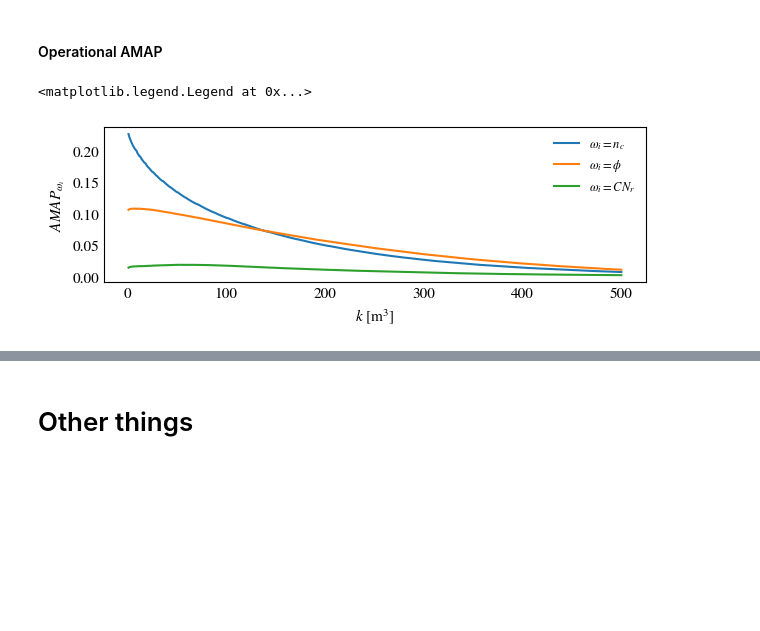
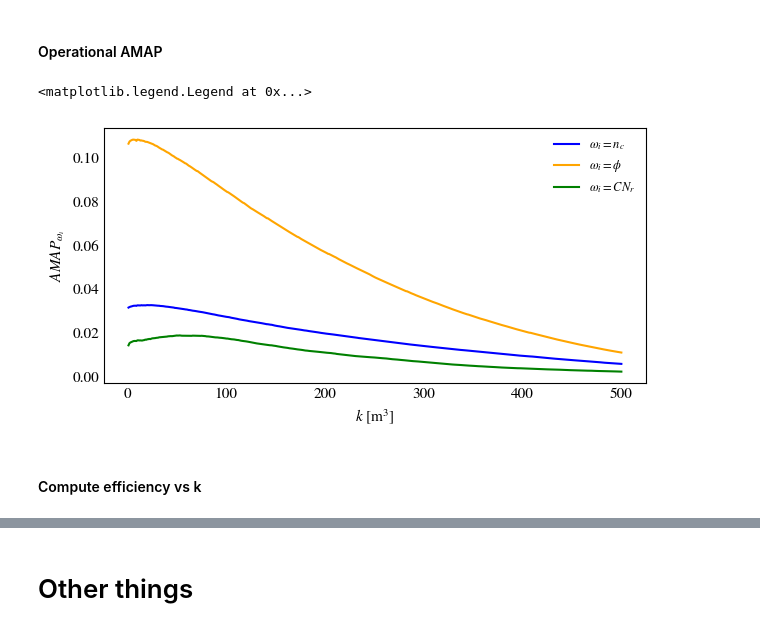
Before and after one commit to rlsandovalp/operational_picture, a Jupyter notebook: Galbiate/operational_analysis.ipynb, the cells around one changed output, grey strips where cells are left out. Drawn from its saved outputs; the diff is of its cells as text; code cells hidden in the pictures; blank space fills up the shorter version.

Commit message:
with new plots

```diff
--- a/Galbiate/operational_analysis.ipynb
+++ b/Galbiate/operational_analysis.ipynb
@@ -452,5 +451,0 @@ summary_AMA_op = np.mean(array_SA_indices, axis=0)
-# %%
-K = np.linspace(1, 500, 500)
-
-data = np.loadtxt('output/results_stochastic00.csv', delimiter=',')[:5000,:]
-concatenado = np.concatenate((table_pars.T, data[:,4:]))
@@ -542,12 +542,13 @@ data = np.loadtxt('output/results_stochastic00.csv', delimiter=',')
 K = np.linspace(1, 500, 500)
 concatenado = np.concatenate((table_pars.T, data[:,4:]))
 
-thetas = [['nc', [0.009, 0.012], 12, 0],
+thetas = [['nc', [0.009091, 0.014286], 12, 0],
           ['phi', [0.3, 0.4, 0.5, 0.6], 6, 1],
           ['cnr', [5, 10, 15], 8, 2]]
 
-space_k_vs_AMAP = np.zeros((data.shape[0], len(K)))
+space_k_vs_AMAP = np.zeros((3, data.shape[0], len(K)))
 space_k_vs_ope = np.zeros((3, len(K)))
+space_k_vs_ope_std = np.zeros((3, len(K)))
 
 for n_theta, theta in enumerate(thetas):
     for realization in range(data.shape[0]):
@@ -559,19 +560,33 @@ for n_theta, theta in enumerate(thetas):
                 subset = concatenado[realization+3, colums]
                 p_cond = np.sum(subset*1000 > k)/theta[2]
                 area = area + abs(p_uncond - p_cond)
-            space_k_vs_AMAP[realization, n_k] = area/len(theta[1])
-    space_k_vs_ope[n_theta,:] = np.mean(space_k_vs_AMAP, axis=0)
+            space_k_vs_AMAP[n_theta, realization, n_k] = area/len(theta[1])
+    space_k_vs_ope[n_theta,:] = np.mean(space_k_vs_AMAP[n_theta,:,:], axis=0)
+    space_k_vs_ope_std[n_theta,:] = np.std(space_k_vs_AMAP[n_theta,:,:], axis=0)
 # %%
+all_zeros = np.count_nonzero(data[:,4:], axis=1)>=0
+
 plt.style.use('stylesheet.mpltstyle')
-fig, ax = plt.subplots(1, 1, figsize=(6, 2.0))
-ax.plot(K, space_k_vs_ope[0,:], label='$\omega_i = n_c$')
-ax.plot(K, space_k_vs_ope[1,:], label='$\omega_i = \phi$')
-ax.plot(K, space_k_vs_ope[2,:], label='$\omega_i = CN_r$')
+fig, ax = plt.subplots(1, 1, figsize=(6, 3))
+ax.plot(K, space_k_vs_ope[0,:], label='$\omega_i = n_c$', color = 'blue')
+ax.plot(K, space_k_vs_ope[1,:], label='$\omega_i = \phi$', color = 'orange')
+ax.plot(K, space_k_vs_ope[2,:], label='$\omega_i = CN_r$', color = 'green')
+# ax.plot(K, space_k_vs_ope[0,:]+space_k_vs_ope_std[0,:], color='blue', alpha=0.5)
+# ax.plot(K, space_k_vs_ope[0,:]-space_k_vs_ope_std[0,:], color='blue', alpha=0.5)
+# ax.plot(K, space_k_vs_ope[1,:]+space_k_vs_ope_std[1,:], color='orange', alpha=0.5)
+# ax.plot(K, space_k_vs_ope[1,:]-space_k_vs_ope_std[1,:], color='orange', alpha=0.5)
+# ax.plot(K, space_k_vs_ope[2,:]+space_k_vs_ope_std[2,:], color='green', alpha=0.5)
+# ax.plot(K, space_k_vs_ope[2,:]-space_k_vs_ope_std[2,:], color='green', alpha=0.5)
 ax.set_xlabel('$k$ [m$^3$]')
 ax.set_ylabel('$AMAP_{\omega_i}$')
 # for i in range(100):
-#     ax.plot(K, space_k_vs_AMAP[i,:], color='gray', alpha=0.1)
+#     if all_zeros[i]==True:
+#         ax.plot(K, space_k_vs_AMAP[0, i, :], color='blue', alpha=0.05)
+#         ax.plot(K, space_k_vs_AMAP[1, i, :], color='orange', alpha=0.05)
+#         ax.plot(K, space_k_vs_AMAP[2, i, :], color='green', alpha=0.05)
 plt.legend()
 # %% [output]
 <matplotlib.legend.Legend at 0x...>
-[figure, old version]
+[figure, new version]
+# %% [markdown]
+#### Compute efficiency vs k
```
Also changed, not shown: parts of 12 cells of this notebook, 11 other files.
